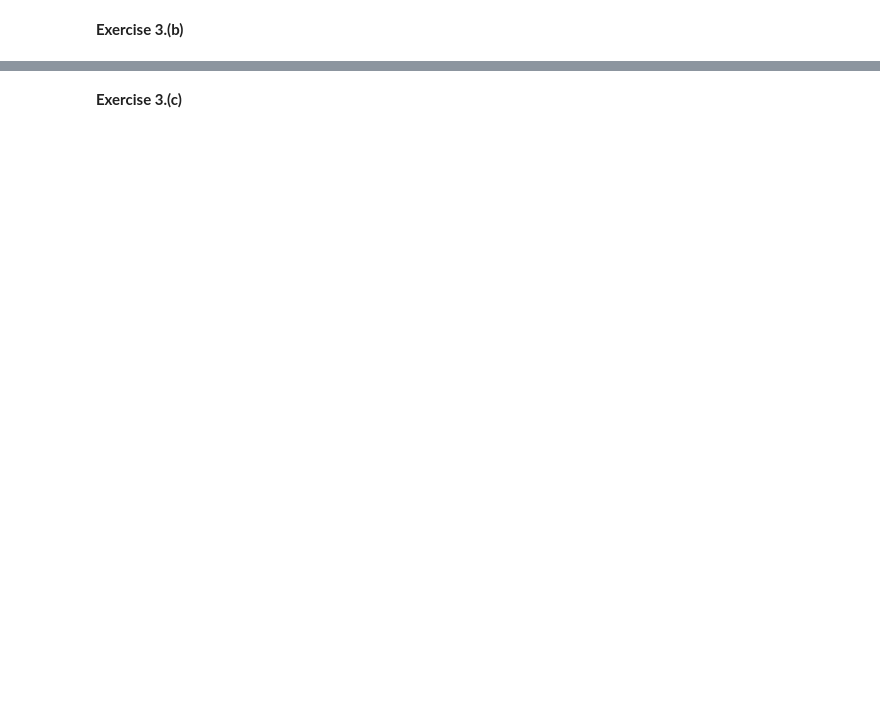
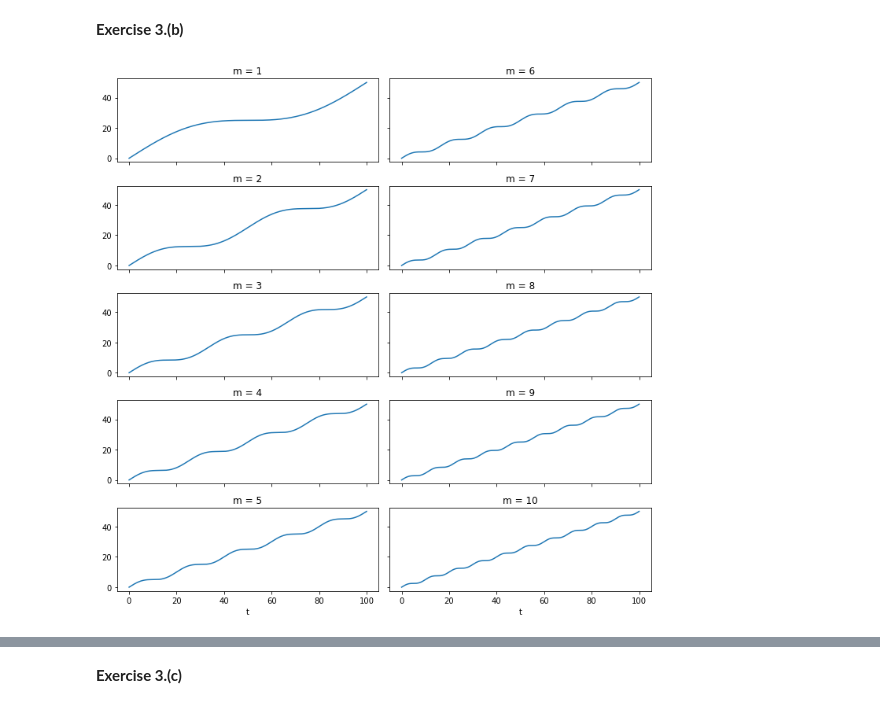
Before and after one commit to katjakleespies/tnc-exercises, a Jupyter notebook: 1_exercises_katja.ipynb, the cells around one changed output, grey strips where cells are left out. Cells and saved outputs as stored; diff of their text form; code cells hidden in the pictures; blank space fills up the shorter version.

```diff
--- a/1_exercises_katja.ipynb
+++ b/1_exercises_katja.ipynb
@@ -41,4 +41,23 @@ def my_integral(lam, t, m, T):
     return result
+# %%
+N = 10
+t = np.linspace(0, 100, 10000)
+fig, ax = plt.subplots(N//2, 2, sharex = 'all', sharey = 'all', figsize = (10, 10))
+for i in range(N):
+    m = i+1
+    y = my_integral(1, t, m, 100)
+    if m <= N//2:
+        ax[i%(N//2), 0].plot(x, y)
+        ax[i%(N//2), 0].set_title('m = {}'.format(m))
+    else:
+        ax[i%(N//2), 1].plot(x, y)
+        ax[i%(N//2), 1].set_title('m = {}'.format(m))
+    if m == N//2:
+        ax[i%(N//2), 0].set_xlabel('t')
+        ax[i%(N//2), 1].set_xlabel('t')
+plt.tight_layout()
+# %% [output]
+[figure, added]
 # %%
 N = 10
 T = 100
```
Also changed, not shown: parts of 5 cells of this notebook.
